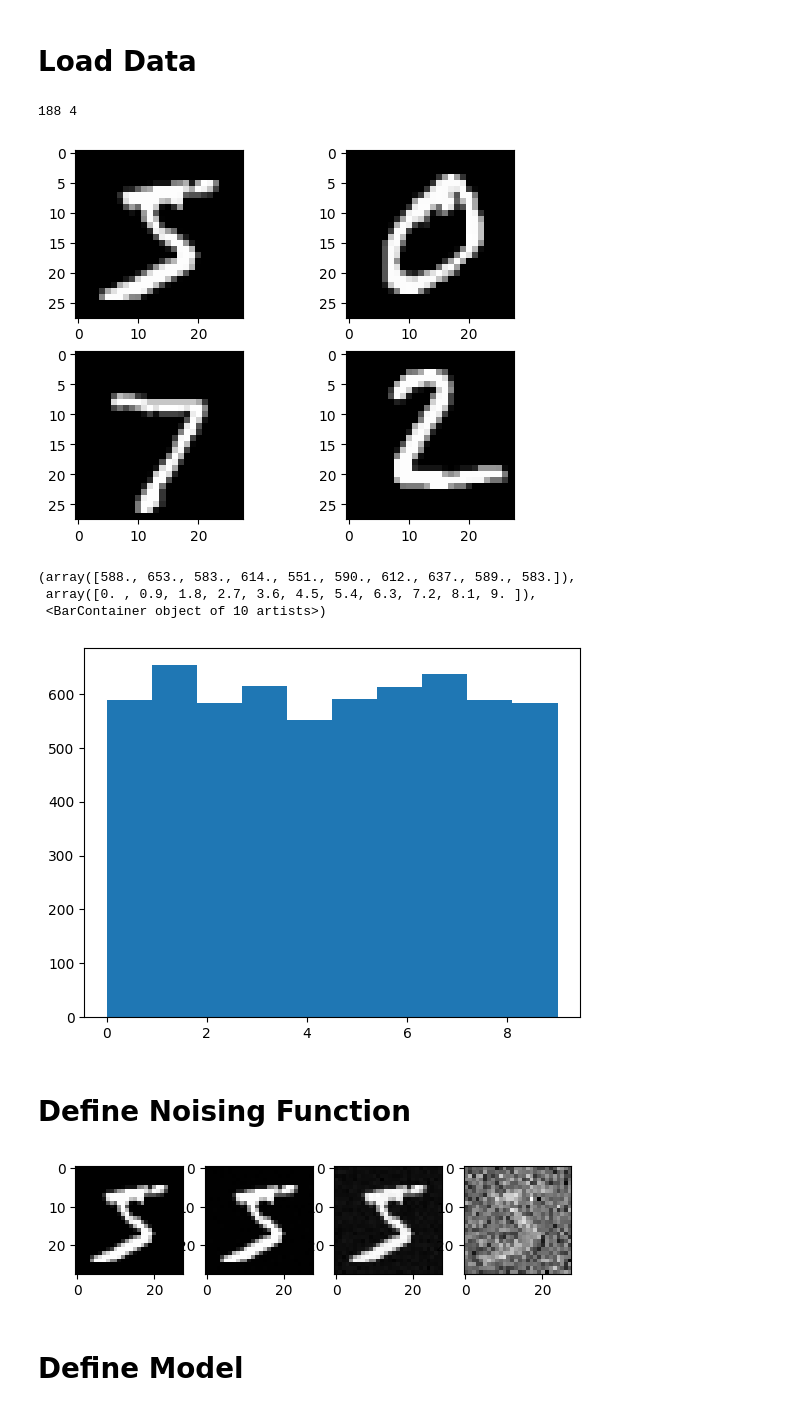
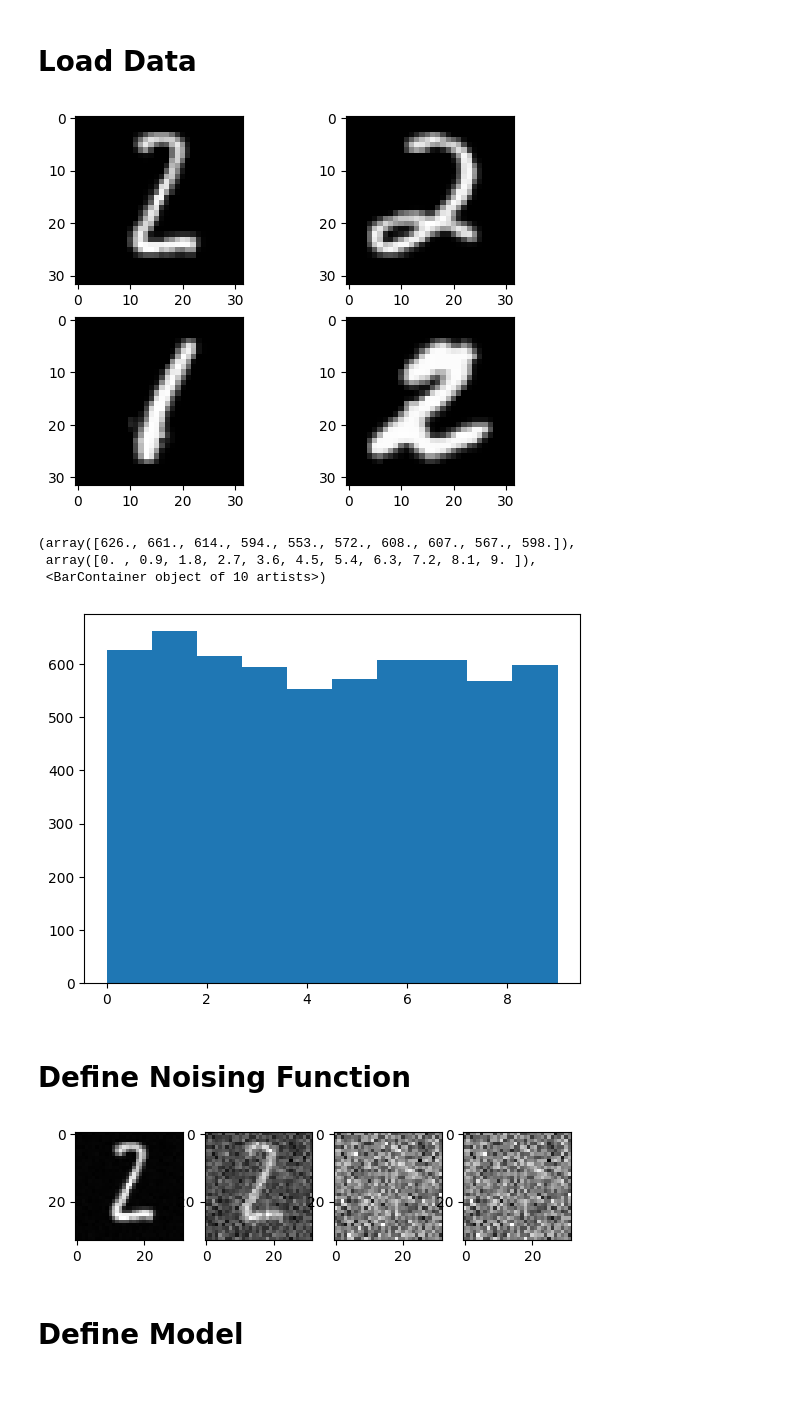
Before and after one commit to varunchitturi/ese-2000-labs, a Jupyter notebook: Lab 7/Lab_7.ipynb, the cells around one changed output. Drawn from its saved outputs; the diff is of its cells as text; code cells hidden in the pictures.

```diff
--- a/Lab 7/Lab_7.ipynb
+++ b/Lab 7/Lab_7.ipynb
@@ -40,22 +39,13 @@ View run at https://wandb.ai/ese-2000/lab-7-gdm/runs/xfoq57aa
 # download the MNIST dataset
 transform = transforms.Compose([
     transforms.Resize((32,32)),
-    transforms.ToTensor()
+    transforms.ToTensor(),
+    transforms.Normalize([0.5], [0.5])
 ])
+batch_size = 64
 train = datasets.MNIST(root='./data', train=True, transform=transform, download=True)
 test = datasets.MNIST(root='./data', train=False, transform=transform, download=True)
 
-
-# plot samples
-num_samples = 2
-sample_train = train.data[:num_samples]
-sample_test = test.data[:num_samples]
-
-fig, axs = plt.subplots(2, num_samples)
-for i, sample in enumerate(sample_train):
-    axs[0, i].imshow(sample.numpy(), cmap='gray')
-for i, sample in enumerate(sample_test):
-    axs[1, i].imshow(sample.numpy(), cmap='gray')
 
 # Adjust subset size here, so you can reduce the training time
 subset_size = int(0.1 * len(train))
@@ -65,22 +55,31 @@ subset_size = int(0.01 * len(test))
 indices = torch.randperm(len(test))[:subset_size]
 test = Subset(test, indices)
 
-train_loader = torch.utils.data.DataLoader(train, batch_size=32, shuffle=True)
-test_loader = torch.utils.data.DataLoader(test, batch_size=32, shuffle=True)
-print(len(train_loader), len(test_loader))
+train_loader = torch.utils.data.DataLoader(train, batch_size=batch_size, shuffle=True)
+test_loader = torch.utils.data.DataLoader(test, batch_size=batch_size, shuffle=True)
+
+# plot samples
+num_samples = 2
+sample_train = list(enumerate(train_loader))[0][1][0][:num_samples]
+sample_test = list(enumerate(test_loader))[0][1][0][:num_samples]
+
+fig, axs = plt.subplots(2, num_samples)
+for i, sample in enumerate(sample_train):
+    axs[0, i].imshow(sample.numpy().squeeze(), cmap='gray')
+for i, sample in enumerate(sample_test):
+    axs[1, i].imshow(sample.numpy().squeeze(), cmap='gray')
 # %% [output]
-188 4
-[figure, old version]
+[figure, new version]
 # %%
 labels = []
 for data in train:
     labels.append(data[1])
 plt.hist(labels)
 # %% [output]
-(array([588., 653., 583., 614., 551., 590., 612., 637., 589., 583.]),
+(array([626., 661., 614., 594., 553., 572., 608., 607., 567., 598.]),
  array([0. , 0.9, 1.8, 2.7, 3.6, 4.5, 5.4, 6.3, 7.2, 8.1, 9. ]),
  <BarContainer object of 10 artists>)
-[figure, old version]
+[figure, new version]
 # %% [markdown]
 # Define Noising Function
 # %%
@@ -91,20 +90,20 @@ decrease_rate = (end_alpha_t - start_alpha_t) / max_timestep
 alpha_t_list = torch.arange(start_alpha_t, end_alpha_t, decrease_rate).to(device)
 alpha_hat_t_list = torch.cumprod(alpha_t_list, dim=0).to(device)
 
-def generate_noise_progression(X, times):
+noise_scheduler = DDPMScheduler(num_train_timesteps=max_timestep)
+
+def generate_noise_progression(X, times, noise):
     assert times.shape[0] == X.shape[0]
-    epsilon = torch.randn(X.shape).to(X.device)
-    alpha_hat_t = alpha_hat_t_list[times].view(-1, 1, 1, 1)
-    return torch.sqrt(alpha_hat_t) * X + (epsilon * torch.sqrt(1 - alpha_hat_t))
+    return noise_scheduler.add_noise(X, noise, times)
 # %%
 times = [0, 100, 500, 999]
-noised_sample = generate_noise_progression(sample_train[0].unsqueeze(0).repeat(len(times), 1,1, 1).to(device), torch.tensor(times).to(device))
+noise = torch.randn(sample_train[0].shape).to(device)
+noised_sample = generate_noise_progression(sample_train[0].unsqueeze(0).repeat(len(times), 1,1, 1).to(device), torch.tensor(times).to(device), noise)
 fig, axs = plt.subplots(1, len(times))
 for i, sample in enumerate(noised_sample):
-    (axs[i].imshow
-     (sample[0].detach().cpu().numpy(), cmap='gray'))
+    (axs[i].imshow(sample[0].detach().cpu().numpy(), cmap='gray'))
 # %% [output]
-[figure, old version]
+[figure, new version]
 # %% [markdown]
 # Define Model
 # %%
```
Also changed, not shown: parts of 9 cells of this notebook.
